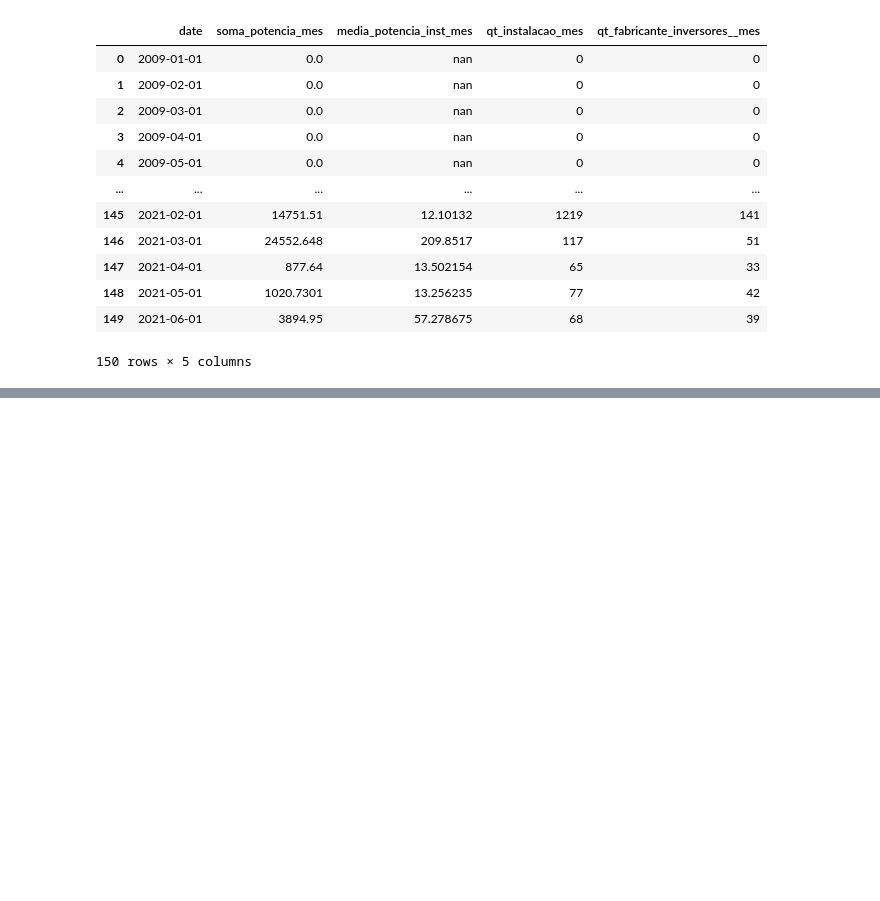
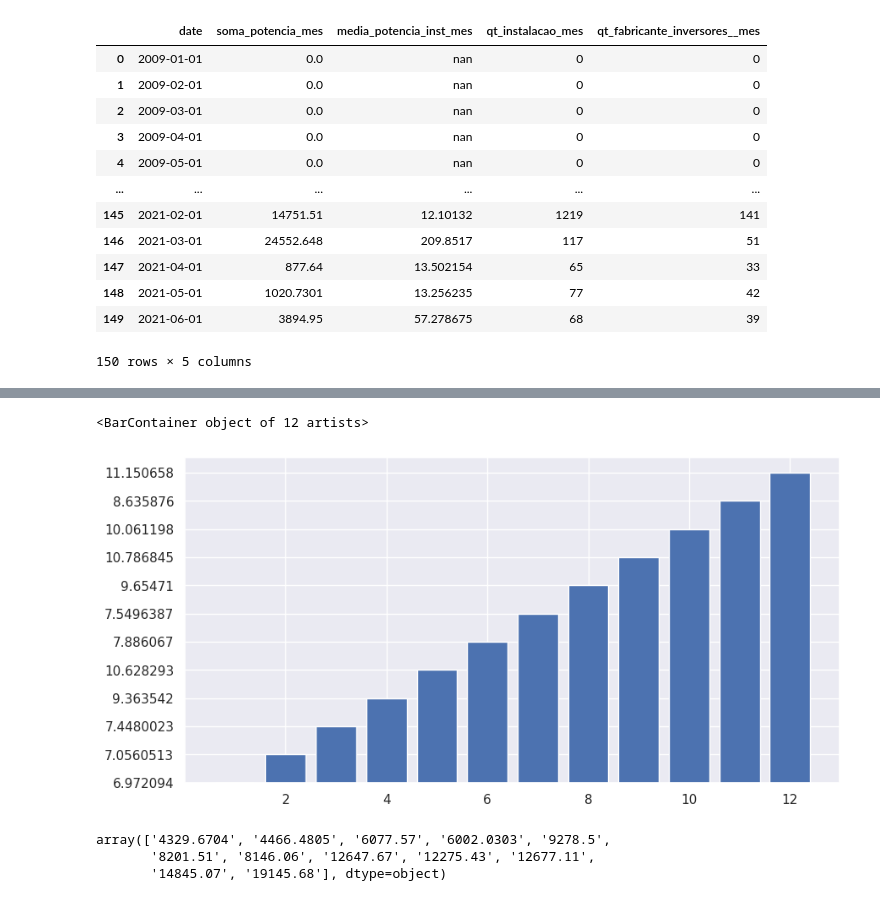
Before and after one commit to Oseiasdfarias/projeto_portifolio_data_science, a Jupyter notebook: geracao_distribuida_fotovoltaica.ipynb, the cells around one changed output, grey strips where cells are left out. Saved outputs shown, nothing was run; the diff lists cells and outputs as text; code cells hidden in the pictures; blank space fills up the shorter version.

```diff
--- a/geracao_distribuida_fotovoltaica.ipynb
+++ b/geracao_distribuida_fotovoltaica.ipynb
@@ -367,0 +376,4 @@ ano_2017
+# %%
+data2017_12 = pd.DataFrame(info_mensal[(info_mensal["date"] <= "2017-12-1") & (info_mensal["date"] >= "2017-1-1")])
+data2017_12["mes"] = info_mensal["date"].apply(lambda x: x.month)
+data2017_12
@@ -367,0 +394,12 @@ ano_2017
+# %%
+plt.figure(figsize=(10, 5))
+plt.bar(data2017_12["mes"], data2017_12["media_potencia_inst_mes"])
+# %% [output]
+<BarContainer object of 12 artists>
+[figure, added]
+# %%
+np.array(data2017_12["soma_potencia_mes"])
+# %% [output]
+array(['4329.6704', '4466.4805', '6077.57', '6002.0303', '9278.5',
+       '8201.51', '8146.06', '12647.67', '12275.43', '12677.11',
+       '14845.07', '19145.68'], dtype=object)
```
Also changed, not shown: parts of 12 cells of this notebook.
